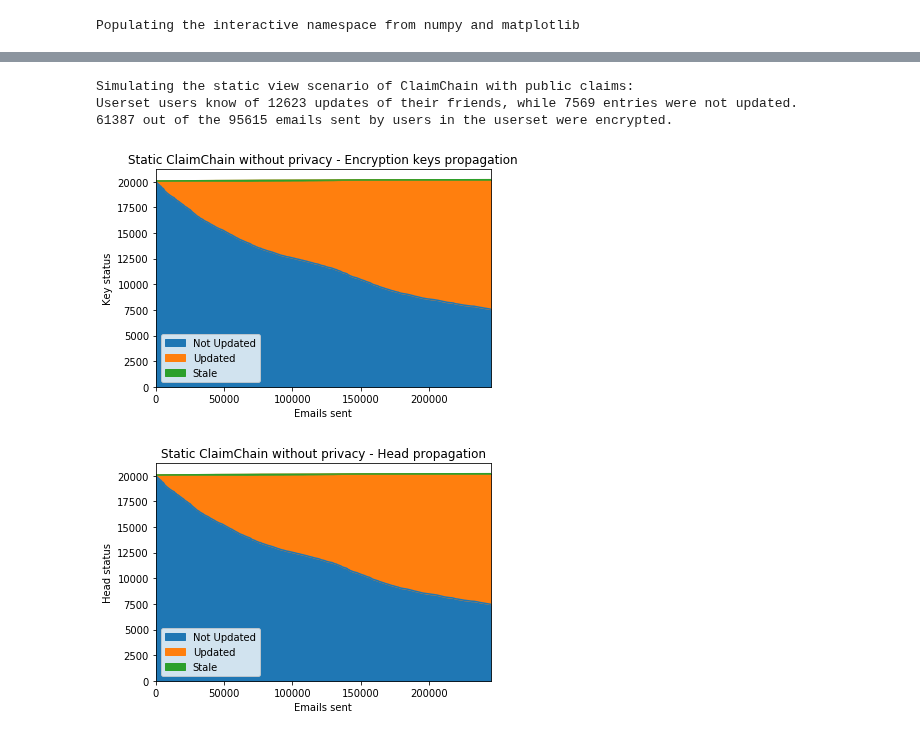
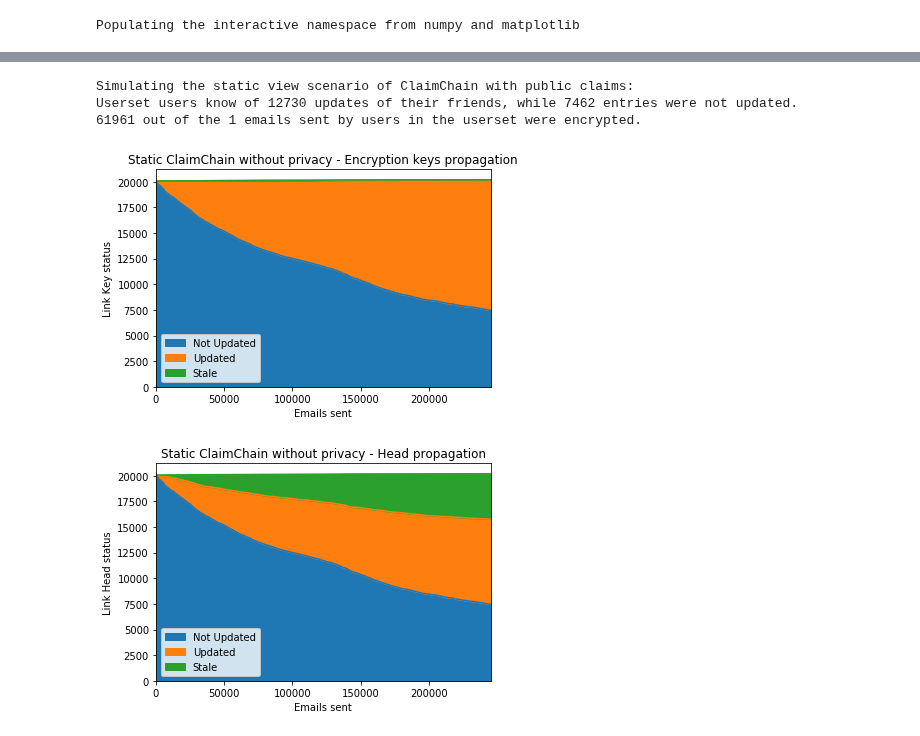
Before and after one commit to claimchain/claimchain-core, a Jupyter notebook: simulations/replay_log.ipynb, the cells around one changed output, grey strips where cells are left out. Cells and saved outputs as stored; diff of their text form; code cells hidden in the pictures.

```diff
--- a/simulations/replay_log.ipynb
+++ b/simulations/replay_log.ipynb
@@ -113,8 +113,8 @@ def eval_propagation(prop_dict, term_index, social_graph, userset):
 
     return updated, stale, not_updated
 # %%
-def append_block_policy(claim_buffer, user, local_dict, public_dict):
-    if len(claim_buffer[user]) > 5:
+def append_block_policy(claim_buffer, user, local_dict, public_dict, force=False):
+    if force or len(claim_buffer[user]) > 5:
         for contact, new_head in claim_buffer[user].items():
             public_dict[(user, contact)] = new_head
         claim_buffer[user] = {}
@@ -164,7 +164,7 @@ hp = pd.DataFrame(columns=('Not Updated', 'Updated', 'Stale'))
 for index, email in enumerate(log):
     recipients = email.To | email.Cc | email.Bcc - {email.From}
 
-    e_status, sent_userset_emails, is_userset_enc = update_enc_email_status_cnt(email.From, userset, recipients, local_dict, sent_userset_emails, enc_userset_emails)
+    e_status, sent_userset_emails, enc_userset_emails = update_enc_email_status_cnt(email.From, userset, recipients, local_dict, sent_userset_emails, enc_userset_emails)
     email_status["stat_autocrypt"].append(e_status)
 
     # For all recipients, update their local dict entry for the sender
@@ -222,10 +222,8 @@ hp = pd.DataFrame(columns=('Not Updated', 'Updated', 'Stale'))
 for email in log:
     recipients = email.To | email.Cc | email.Bcc - {email.From}
 
-    e_status, is_userset_email, is_userset_enc = update_enc_email_status_cnt(email.From, userset, recipients, local_dict)
+    e_status, sent_userset_emails, enc_userset_emails = update_enc_email_status_cnt(email.From, userset, recipients, local_dict, sent_userset_emails, enc_userset_emails)
     email_status["stat_pub_claimchain"].append(e_status)
-    sent_userset_emails += is_userset_email
-    enc_userset_emails += is_userset_enc
 
     claim_buffer, local_dict, public_dict = append_block_policy(claim_buffer, email.From, local_dict, public_dict)
 
@@ -234,7 +232,7 @@ for email in log:
         if recipient not in claim_buffer:
             continue
         if ( (recipient, email.From) not in local_dict or
-             local_dict[(recipient, email.From)] < public_dict[email.From, email.From]):
+             local_dict[(recipient, email.From)][0] < public_dict[email.From, email.From][0]):
             local_dict[(recipient, email.From)] = public_dict[email.From, email.From]
             claim_buffer[recipient][email.From] = public_dict[email.From, email.From]
 
@@ -244,42 +242,43 @@ for email in log:
         if recipient in global_graph:
             for friend in global_graph[recipient]['friends']:
                 try:
-                    if local_dict[(recipient, friend)] < public_dict[(email.From, friend)]:
+                    if local_dict[(recipient, friend)][0] < public_dict[(email.From, friend)][0]:
                         local_dict[(recipient, friend)] = public_dict[(email.From, friend)]
+                        claim_buffer[recipient][email.From] = public_dict[email.From, friend]
                 except:
                     continue
 
     if cnt % 100 == 0:
         updated, stale, not_updated = eval_propagation(local_dict, 1, social_graph, userset)
         kp.loc[cnt] = [not_updated, updated, stale]
         updated, stale, not_updated = eval_propagation(local_dict, 0, social_graph, userset)
         hp.loc[cnt] = [not_updated, updated, stale]
 
     cnt += 1
 
 
 updated, stale, not_updated = eval_propagation(local_dict, 1, social_graph, userset)
 print("Userset users know of %s updates of their friends, while %s entries were not updated."
       % (updated + stale, not_updated))
 print("%s out of the %s emails sent by users in the userset were encrypted." % (enc_userset_emails, sent_userset_emails))
 
 kp.plot.area();
 plt.title("Static ClaimChain without privacy - Encryption keys propagation")
 plt.xlabel("Emails sent")
 plt.ylabel("Link Key status")
 
 hp.plot.area();
 plt.title("Static ClaimChain without privacy - Head propagation")
 plt.xlabel("Emails sent")
 plt.ylabel("Link Head status")
 
 plt.show()
 # %% [output]
 Simulating the static view scenario of ClaimChain with public claims:
-Userset users know of 12623 updates of their friends, while 7569 entries were not updated.
-61387 out of the 95615 emails sent by users in the userset were encrypted.
+Userset users know of 12730 updates of their friends, while 7462 entries were not updated.
+61961 out of the 1 emails sent by users in the userset were encrypted.
-[figure, old version]
+[figure, new version]
-[figure, old version]
+[figure, new version]
 # %%
 '''Simulate the static view of ClaimChain with support for private claims (introduction mode)
 
```
Also changed, not shown: parts of 6 cells of this notebook.
